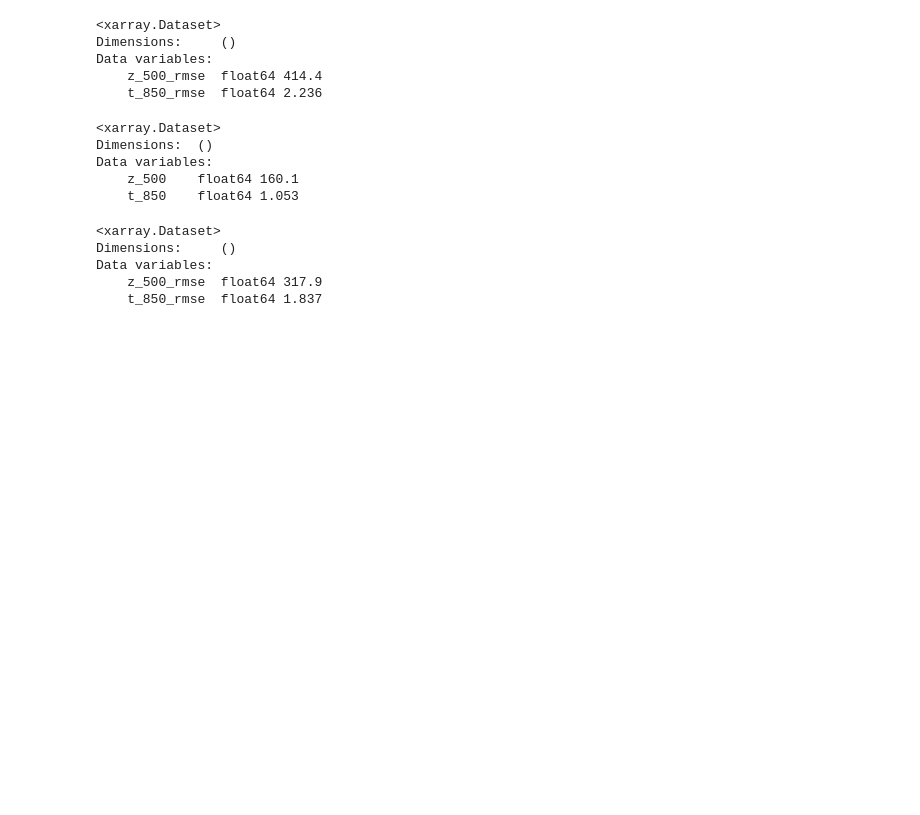
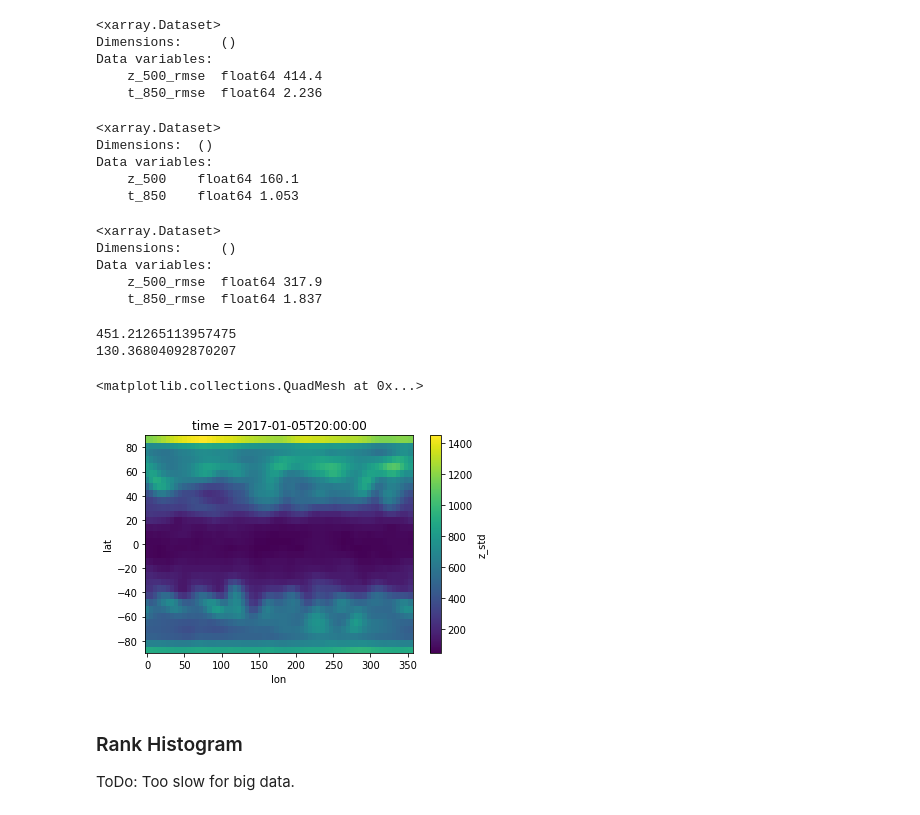
Before and after one commit to sagar-garg/WeatherBench, a Jupyter notebook: nbs_probabilistic/scores-parametric.ipynb, the cells around one changed output. Drawn from its saved outputs; the diff is of its cells as text; code cells hidden in the pictures; blank space fills up the shorter version.

Commit message:
ensemble vs parametric

```diff
--- a/nbs_probabilistic/scores-parametric.ipynb
+++ b/nbs_probabilistic/scores-parametric.ipynb
@@ -38,6 +47,18 @@ observation=observation.astype('float64')
 observation=observation.drop('level')
 # %%
 import xskillscore as xs
+# %%
+#Std is wrong in preds_parametric.Subtract mean from it
+exp_id_path='/home/garg/WeatherBench/nn_configs/B/100-resnet_d3_param.yml'
+args=load_args(exp_id_path)
+exp_id=args['exp_id']
+
+mean = xr.open_dataarray(f'{model_save_dir}/{exp_id}_mean.nc')
+mean_z=mean.isel(level=2).values
+mean_t=mean.isel(level=12).values
+# %%
+preds_parametric['z_std']=np.abs(preds_parametric['z_std']-mean_z)
+preds_parametric['t_std']=np.abs(preds_parametric['t_std']-mean_t)
 # %%
 preds_parametric_mean=preds_parametric[['z_mean','t_mean']].rename({'z_mean':'z_500','t_mean':'t_850'})
 preds_parametric_std=preds_parametric[['z_std','t_std']].rename({'z_std':'z_500','t_std':'t_850'})
@@ -100,0 +120,16 @@ Data variables:
+# %%
+#The problem is that even after subtracting mean, the std values are not super good (i.e., still big spread)
+#But this might be related to training, since RMSE is also higher.
+print(preds_parametric_std.z_500.mean().values)
+print(preds_ensemble.z_500.std('member').mean().values)
+# %% [output]
+451.21265113957475
+130.36804092870207
+# %%
+preds_parametric.z_std.isel(time=20).plot() #visual is ok.
+# %% [output]
+<matplotlib.collections.QuadMesh at 0x...>
+[figure, added]
+# %% [markdown]
+### Rank Histogram
+ToDo: Too slow for big data.
```
Also changed, not shown: parts of 16 cells of this notebook.
